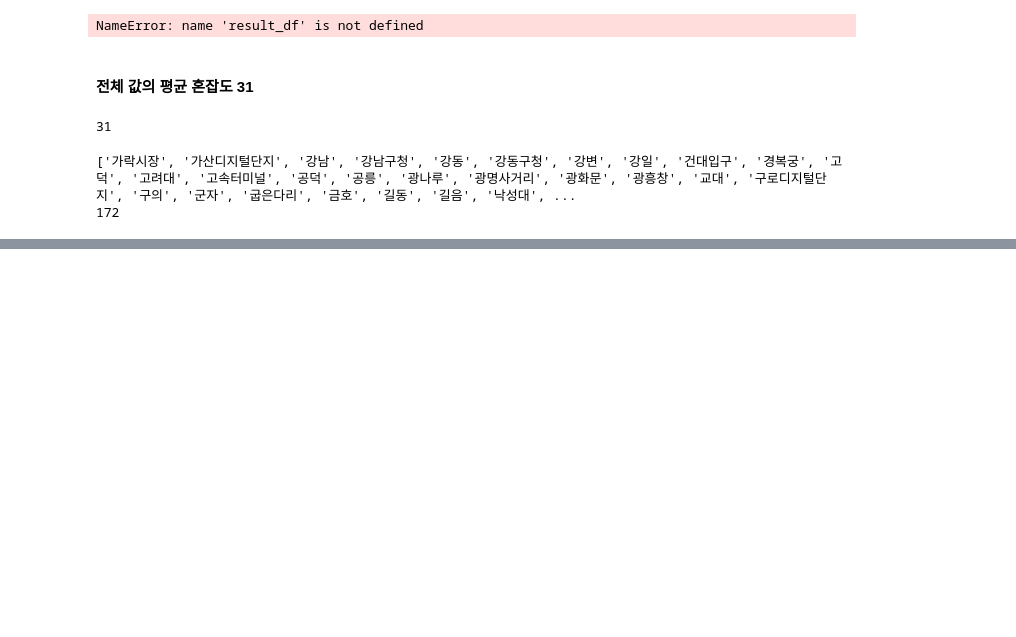
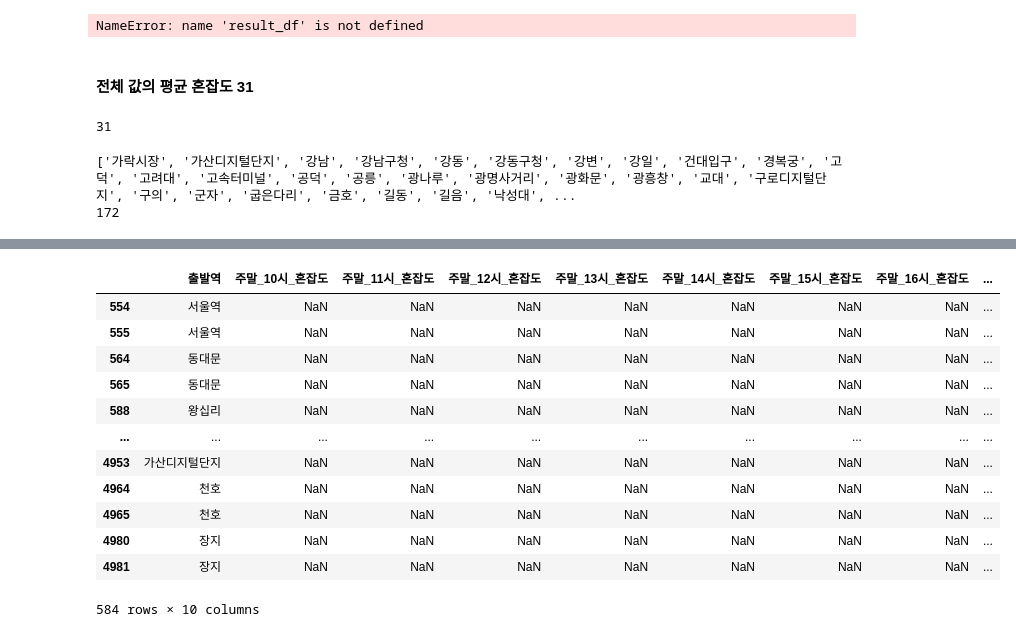
Before and after one commit to addinedu-ros-9th/eda-repo-5, a Jupyter notebook: visualization/subway_filter.ipynb, the cells around one changed output, grey strips where cells are left out. Cells and saved outputs as stored; diff of their text form; code cells hidden in the pictures; blank space fills up the shorter version.

```diff
--- a/visualization/subway_filter.ipynb
+++ b/visualization/subway_filter.ipynb
@@ -312,7 +310,7 @@ peak_df
 ### 전체 1년치 모든역의 주말 혼잡도 평균 구하기
 # %%
 import pandas as pd
-subway_level0331 = pd.read_csv("/home/mac/project_ws/서울교통공사_지하철혼잡도정보_20240331.csv",encoding="euc-kr", index_col = 0)
+subway_level0331 = pd.read_csv("/home/mac/project_ws/eda-repo-5/data/서울교통공사_지하철혼잡도정보_20240331.csv",encoding="euc-kr", index_col = 0)
 subway_level0331
 # %% [output]
 |  | 요일구분 | 호선 | 역번호 | 출발역 | 상하구분 | 5시30분 | 6시00분 | 6시30분 | 7시00분 | 7시30분 | ... | ... |
@@ -479,0 +607,37 @@ print(len(high_congestion_stations))
+# %%
+# 1시간 단위 시간대 설정 (30분 단위 컬럼 2개씩 묶기)
+time_columns = {
+    '10시': ['10시00분', '10시30분'],
+    '11시': ['11시00분', '11시30분'],
+    '12시': ['12시00분', '12시30분'],
+    '13시': ['13시00분', '13시30분'],
+    '14시': ['14시00분', '14시30분'],
+    '15시': ['15시00분', '15시30분'],
+    '16시': ['16시00분', '16시30분'],
+    '17시': ['17시00분', '17시30분'],
+    '18시': ['18시00분', '18시30분'],
+
+}
+
+# 결과 저장용 빈 데이터프레임 생성
+result_columns = ['출발역']
+for day in ['주말']:
+    for hour in time_columns.keys():
+        result_columns.append(f'{day}_{hour}_혼잡도')
+
+result_df = pd.DataFrame(columns=result_columns, data=weekend_df)
+result_df
+# %% [output]
+|  | 출발역 | 주말_10시_혼잡도 | 주말_11시_혼잡도 | 주말_12시_혼잡도 | 주말_13시_혼잡도 | 주말_14시_혼잡도 | 주말_15시_혼잡도 | 주말_16시_혼잡도 | ... |
+| 554 | 서울역 | NaN | NaN | NaN | NaN | NaN | NaN | NaN | ... |
+| 555 | 서울역 | NaN | NaN | NaN | NaN | NaN | NaN | NaN | ... |
+| 564 | 동대문 | NaN | NaN | NaN | NaN | NaN | NaN | NaN | ... |
+| 565 | 동대문 | NaN | NaN | NaN | NaN | NaN | NaN | NaN | ... |
+| 588 | 왕십리 | NaN | NaN | NaN | NaN | NaN | NaN | NaN | ... |
+| ... | ... | ... | ... | ... | ... | ... | ... | ... | ... |
+| 4953 | 가산디지털단지 | NaN | NaN | NaN | NaN | NaN | NaN | NaN | ... |
+| 4964 | 천호 | NaN | NaN | NaN | NaN | NaN | NaN | NaN | ... |
+| 4965 | 천호 | NaN | NaN | NaN | NaN | NaN | NaN | NaN | ... |
+| 4980 | 장지 | NaN | NaN | NaN | NaN | NaN | NaN | NaN | ... |
+| 4981 | 장지 | NaN | NaN | NaN | NaN | NaN | NaN | NaN | ... |
+584 rows × 10 columns
```
Also changed, not shown: parts of 28 cells of this notebook.
